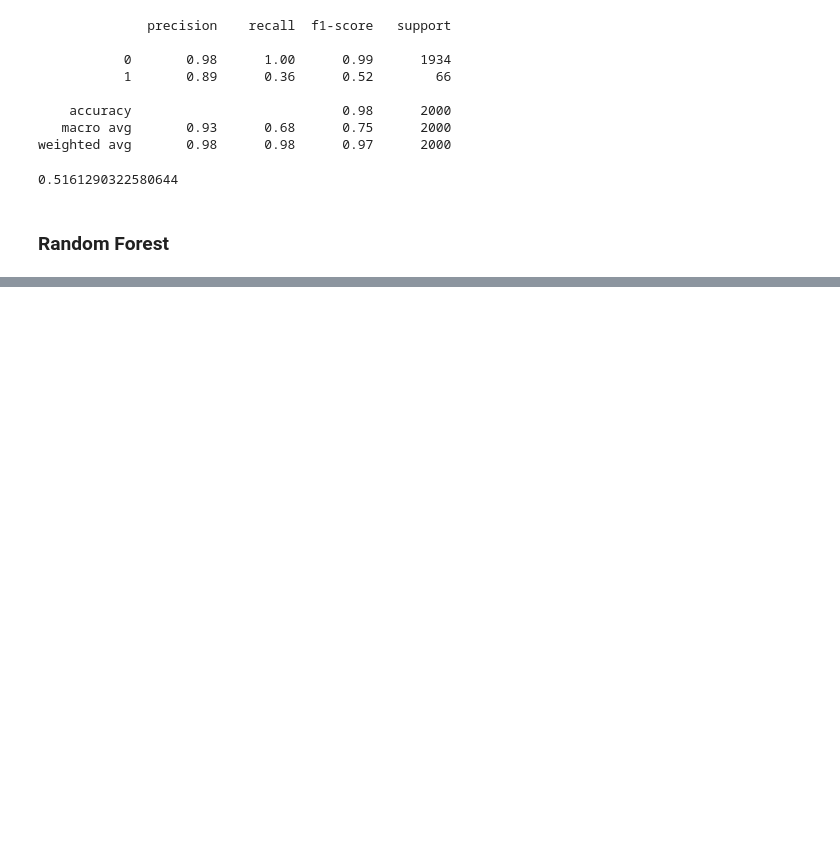
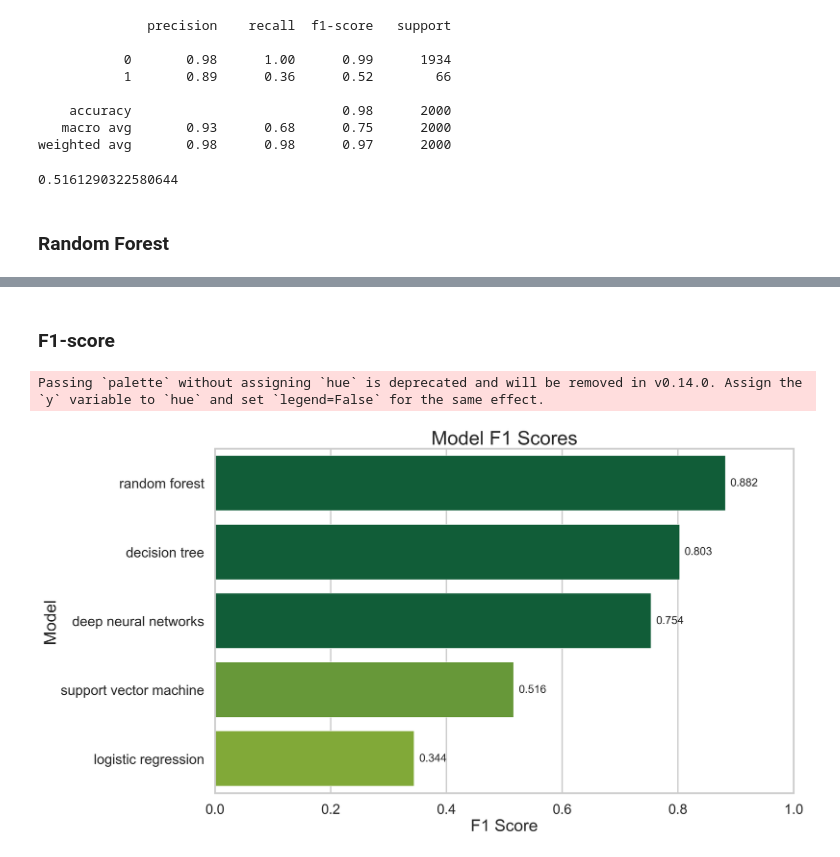
Before and after one commit to ToluAkinlabi/capstone_project_2, a Jupyter notebook: Solution.ipynb, the cells around one changed output, grey strips where cells are left out. Cells and saved outputs as stored; diff of their text form; code cells hidden in the pictures; blank space fills up the shorter version.

```diff
--- a/Solution.ipynb
+++ b/Solution.ipynb
@@ -347,4 +368,5 @@ print(classification_report(y_map_test, y_pred_rf))
 weighted avg       0.99      0.99      0.99      2000
 # %%
-f1_score(y_map_test, y_pred_rf)
+f1_rf = f1_score(y_map_test, y_pred_rf)
+f1_rf
 # %% [output]
@@ -351,0 +418,19 @@ f1_score(y_map_test, y_pred_rf)
+# %% [markdown]
+### F1-score
+# %%
+colors = ['#046A38' if f1 > 0.7 else palette_color for f1, palette_color in zip(f1_df['f1_score'], colors_from_values(f1_df['f1_score']))]
+
+plt.figure(figsize=(15,9))
+ax = sns.barplot(data=f1_df, x='f1_score', y='model', orient='h', palette=colors)
+for container in ax.containers:
+    ax.bar_label(container, padding=7, fontsize=16, fmt='%.3f')
+plt.title('Model F1 Scores', fontsize=28)
+plt.xlabel('F1 Score', fontsize=24)
+plt.ylabel('Model', fontsize=24)
+plt.yticks(fontsize=20)
+plt.xticks(fontsize=20)
+plt.xlim(0, 1)
+plt.savefig('images/model_f1_scores.svg', format='svg', bbox_inches='tight')
+# %% [output]
+Passing `palette` without assigning `hue` is deprecated and will be removed in v0.14.0. Assign the `y` variable to `hue` and set `legend=False` for the same effect.
+[figure, added]
```
Also changed, not shown: parts of 29 cells of this notebook, 2 other files.
